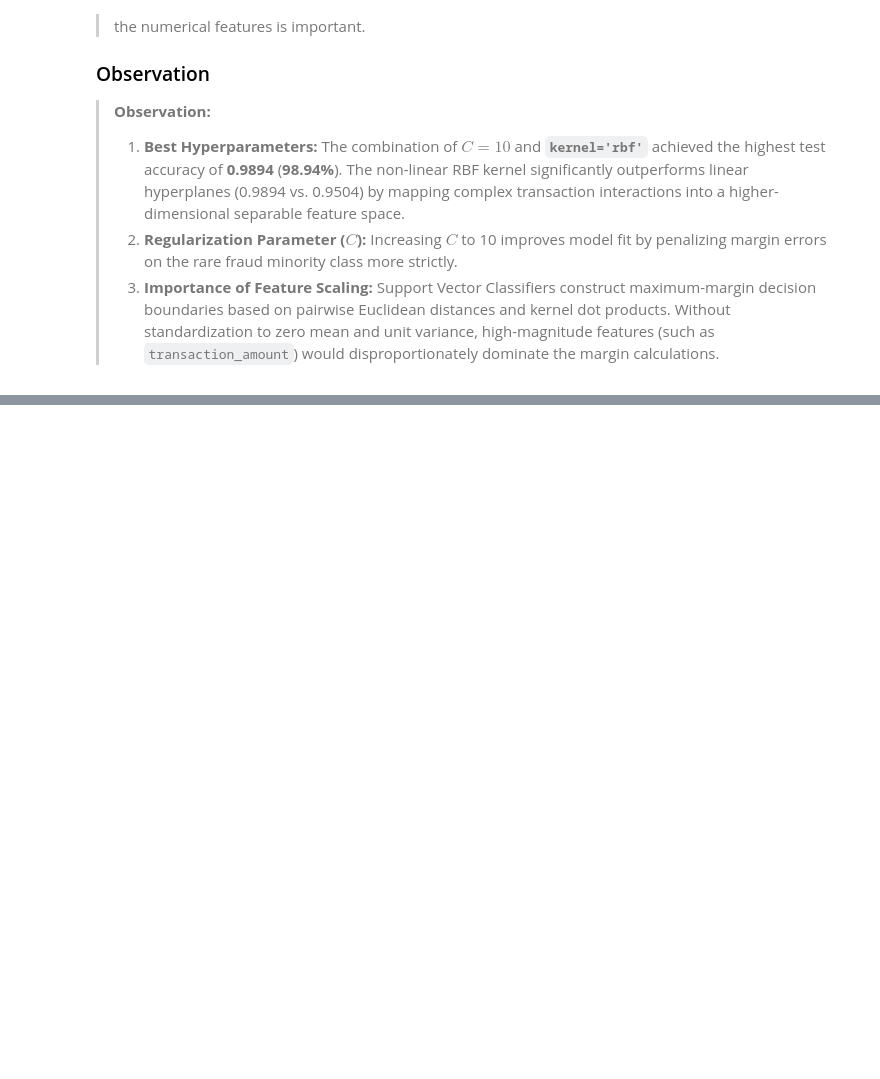
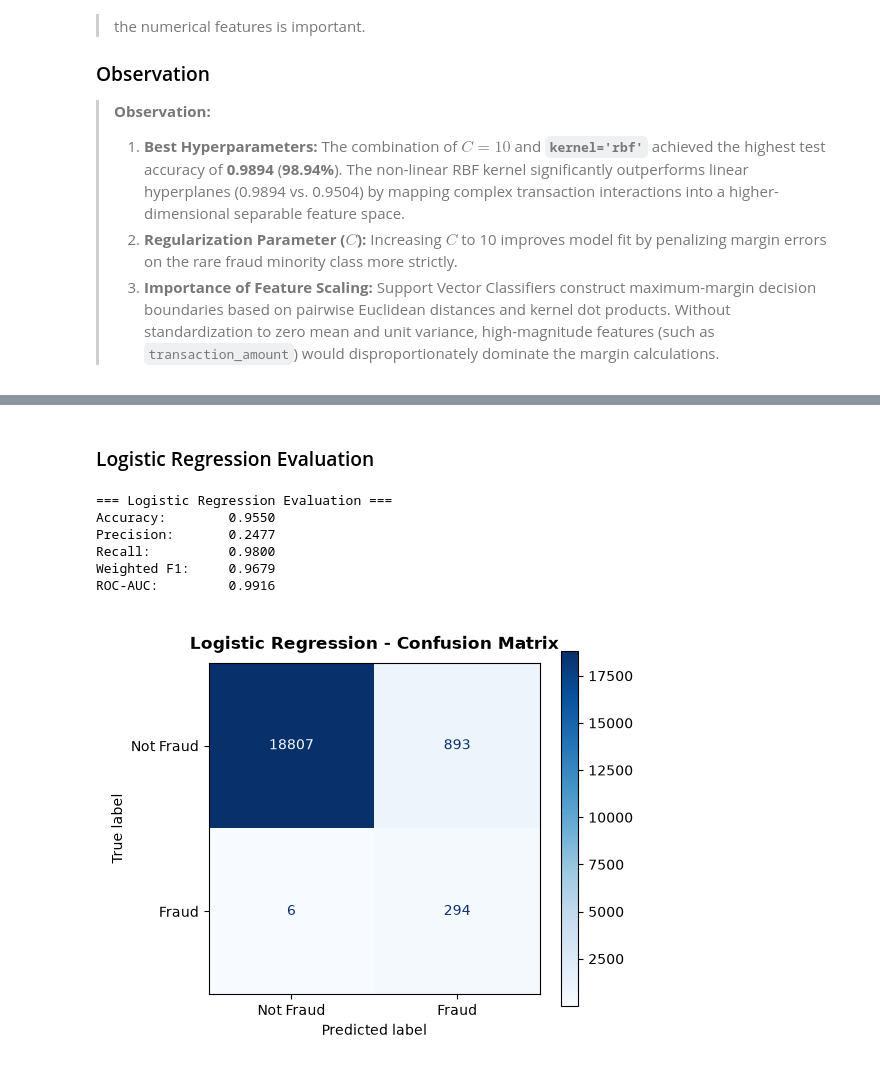
Before and after one commit to anish435/ML_capstone_project, a Jupyter notebook: notebooks/classification.ipynb, the cells around one changed output, grey strips where cells are left out. Saved outputs shown, nothing was run; the diff lists cells and outputs as text; code cells hidden in the pictures; blank space fills up the shorter version.

Commit message:
Classification: Implement model evaluation
Co-authored-by: nageswar12345 <nageswardarisa@gmail.com>
Co-authored-by: Sunil-7-star <vennapusasunilkumarreddy@gmail.com>

```diff
--- a/notebooks/classification.ipynb
+++ b/notebooks/classification.ipynb
@@ -1325,0 +1343,34 @@ The input features have already been scaled during the preprocessing stage using
+# %% [markdown]
+### Logistic Regression Evaluation
+# %%
+from sklearn.metrics import accuracy_score, precision_score, recall_score, f1_score, roc_auc_score, confusion_matrix, ConfusionMatrixDisplay
+
+# Calculate mandatory evaluation metrics
+acc_lr = accuracy_score(y_test, y_pred_log_reg)
+prec_lr = precision_score(y_test, y_pred_log_reg, zero_division=0)
+rec_lr = recall_score(y_test, y_pred_log_reg, zero_division=0)
+f1_lr = f1_score(y_test, y_pred_log_reg, average='weighted')
+auc_lr = roc_auc_score(y_test, y_prob_log_reg)
+cm_lr = confusion_matrix(y_test, y_pred_log_reg)
+
+print("=== Logistic Regression Evaluation ===")
+print(f"Accuracy:        {acc_lr:.4f}")
+print(f"Precision:       {prec_lr:.4f}")
+print(f"Recall:          {rec_lr:.4f}")
+print(f"Weighted F1:     {f1_lr:.4f}")
+print(f"ROC-AUC:         {auc_lr:.4f}")
+
+# Display Confusion Matrix with clear Not Fraud / Fraud labels
+disp_lr = ConfusionMatrixDisplay(confusion_matrix=cm_lr, display_labels=['Not Fraud', 'Fraud'])
+disp_lr.plot(cmap='Blues', values_format='d')
+plt.title("Logistic Regression - Confusion Matrix")
+plt.grid(False)
+plt.show()
+# %% [output]
+=== Logistic Regression Evaluation ===
+Accuracy:        0.9550
+Precision:       0.2477
+Recall:          0.9800
+Weighted F1:     0.9679
+ROC-AUC:         0.9916
+[figure, added]
```
Also changed, not shown: parts of 12 cells of this notebook, 3 other files.
